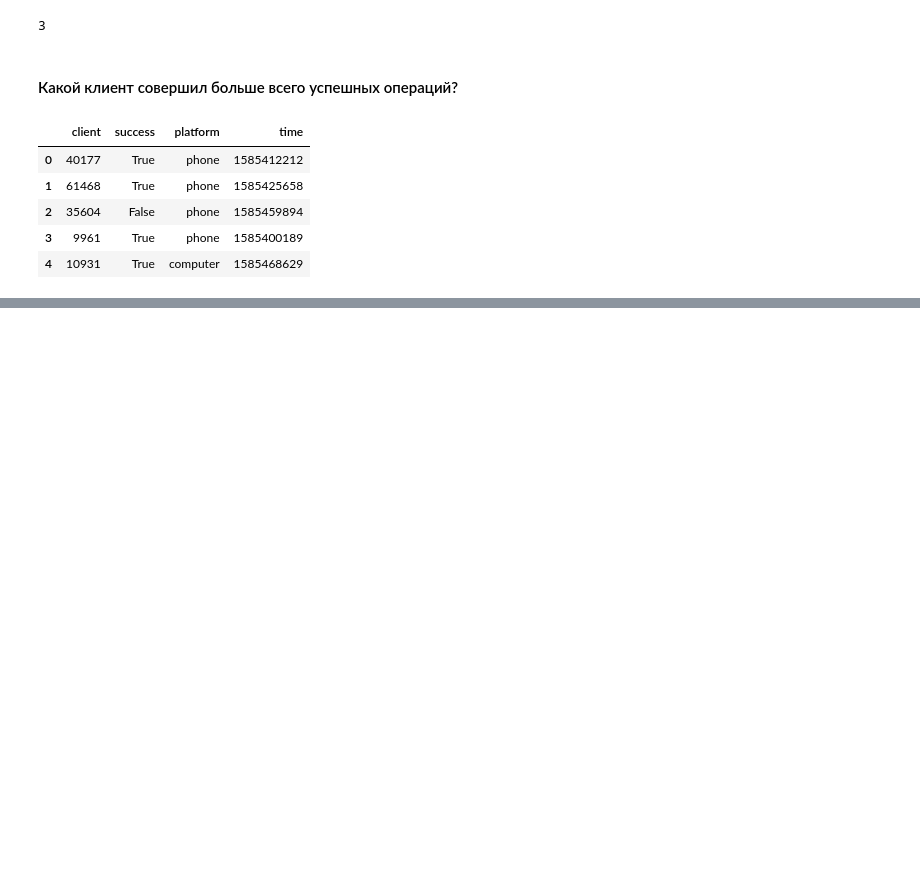
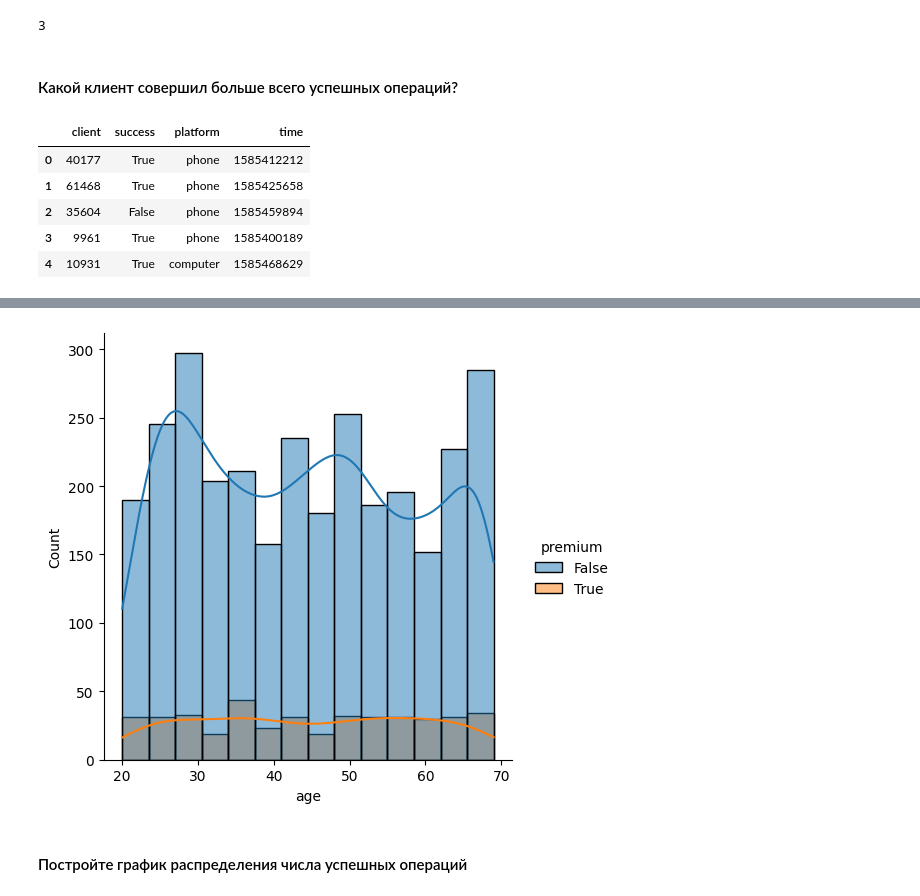
Before and after one commit to Zetis659/NEW_mlcourse.ai, a Jupyter notebook: Demo_Data_Analyst/3.Data_visualization/Second_pet_project.ipynb, the cells around one changed output, grey strips where cells are left out. Cells and saved outputs as stored; diff of their text form; code cells hidden in the pictures; blank space fills up the shorter version.

```diff
--- a/Demo_Data_Analyst/3.Data_visualization/Second_pet_project.ipynb
+++ b/Demo_Data_Analyst/3.Data_visualization/Second_pet_project.ipynb
@@ -111,0 +237,7 @@ successful_clients
+# %%
+sns.displot(data=data, x='age', hue='premium', kde=True, bins=14);
+# Распределение клиентов по типам: ПРЕМИУМ и НЕ ПРЕМИУМ
+# %% [output]
+[figure, added]
+# %% [markdown]
+#### Постройте график распределения числа успешных операций
```
Also changed, not shown: parts of 34 cells of this notebook.
